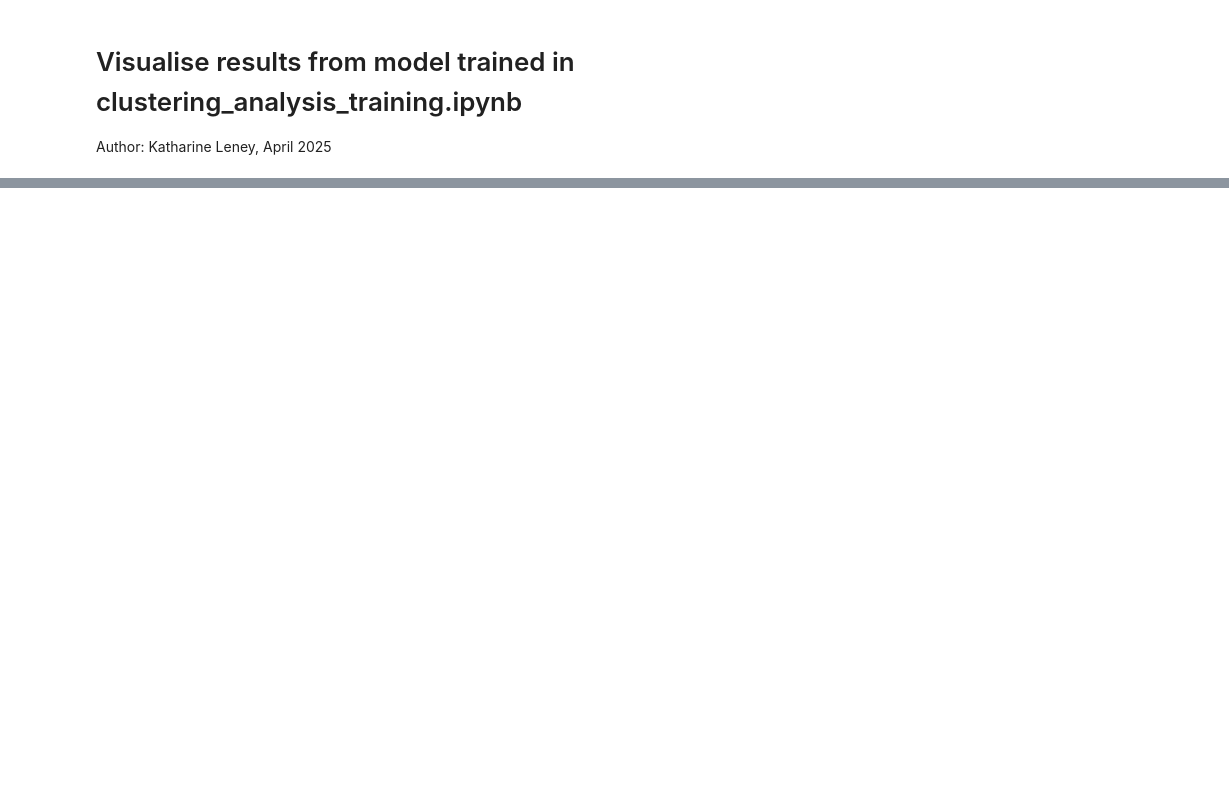
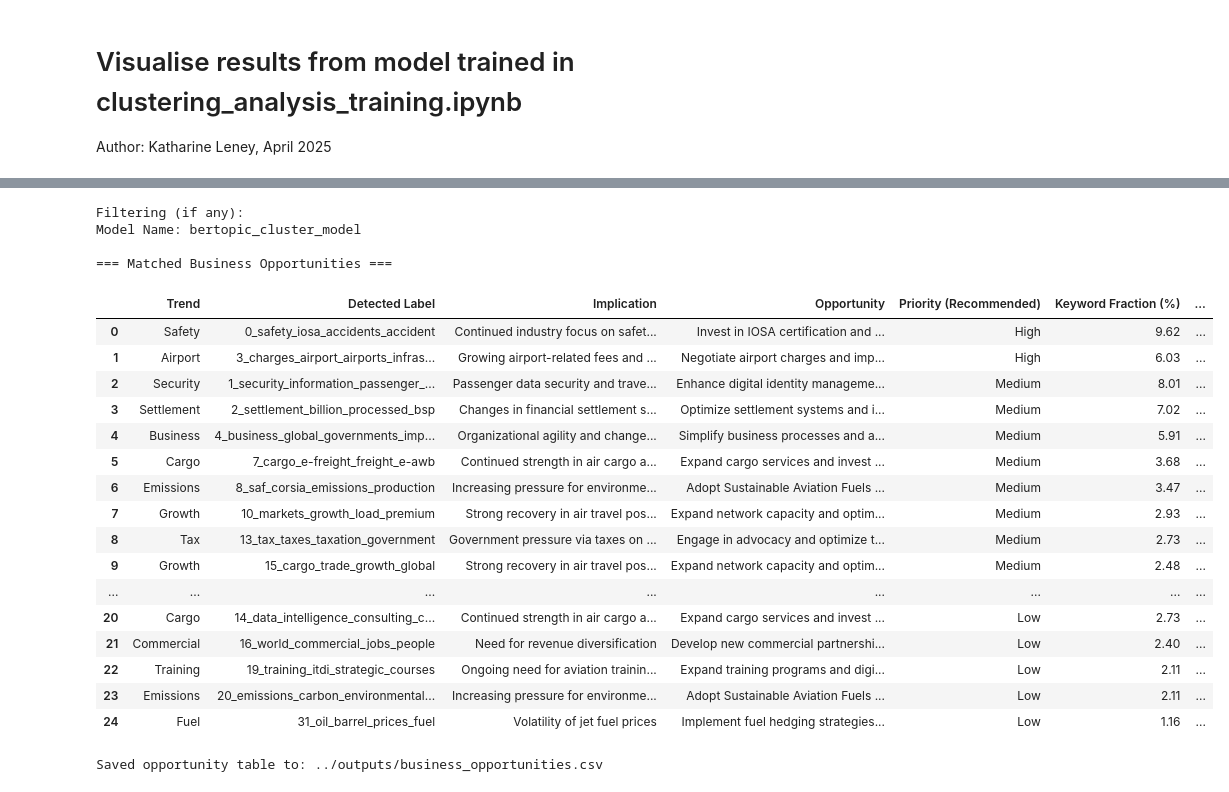
Before and after one commit to kleney/CaseStudy, a Jupyter notebook: notebooks/clustering_analysis_visualisation.ipynb, the cells around one changed output, grey strips where cells are left out. Cells and saved outputs as stored; diff of their text form; code cells hidden in the pictures; blank space fills up the shorter version.

Commit message:
Clean output file names

```diff
--- a/notebooks/clustering_analysis_visualisation.ipynb
+++ b/notebooks/clustering_analysis_visualisation.ipynb
@@ -182,19 +212,42 @@ fig.show()
 # %%
 # ===============================================
 # Generate a table matching trends to business
 # opportunities, and assign a priority ranking
 # based on trend size and growth
 # ===============================================
 
 matched_opportunities_df, unmatched_topics = generate_opportunity_table(topic_model, topics_over_time)
 
 print(f"Filtering (if any): {model_label}")
 print(f"Model Name: {model_name}\n")
 print("=== Matched Business Opportunities ===\n")
 display(matched_opportunities_df)
 
 # Save table as CSV
-output_filename = f"../outputs/business_opportunities_{model_name}.csv"
+output_filename = f"../outputs/business_opportunities.csv"
 matched_opportunities_df.to_csv(output_filename, index=False)
 
 print(f"\nSaved opportunity table to: {output_filename}")
+# %% [output]
+Filtering (if any):
+Model Name: bertopic_cluster_model
+
+=== Matched Business Opportunities ===
+|  | Trend | Detected Label | Implication | Opportunity | Priority (Recommended) | Keyword Fraction (%) | ... |
+| 0 | Safety | 0_safety_iosa_accidents_accident | Continued industry focus on safet... | Invest in IOSA certification and ... | High | 9.62 | ... |
+| 1 | Airport | 3_charges_airport_airports_infras... | Growing airport-related fees and ... | Negotiate airport charges and imp... | High | 6.03 | ... |
+| 2 | Security | 1_security_information_passenger_... | Passenger data security and trave... | Enhance digital identity manageme... | Medium | 8.01 | ... |
+| 3 | Settlement | 2_settlement_billion_processed_bsp | Changes in financial settlement s... | Optimize settlement systems and i... | Medium | 7.02 | ... |
+| 4 | Business | 4_business_global_governments_imp... | Organizational agility and change... | Simplify business processes and a... | Medium | 5.91 | ... |
+| 5 | Cargo | 7_cargo_e-freight_freight_e-awb | Continued strength in air cargo a... | Expand cargo services and invest ... | Medium | 3.68 | ... |
+| 6 | Emissions | 8_saf_corsia_emissions_production | Increasing pressure for environme... | Adopt Sustainable Aviation Fuels ... | Medium | 3.47 | ... |
+| 7 | Growth | 10_markets_growth_load_premium | Strong recovery in air travel pos... | Expand network capacity and optim... | Medium | 2.93 | ... |
+| 8 | Tax | 13_tax_taxes_taxation_government | Government pressure via taxes on ... | Engage in advocacy and optimize t... | Medium | 2.73 | ... |
+| 9 | Growth | 15_cargo_trade_growth_global | Strong recovery in air travel pos... | Expand network capacity and optim... | Medium | 2.48 | ... |
+| ... | ... | ... | ... | ... | ... | ... | ... |
+| 20 | Cargo | 14_data_intelligence_consulting_c... | Continued strength in air cargo a... | Expand cargo services and invest ... | Low | 2.73 | ... |
+| 21 | Commercial | 16_world_commercial_jobs_people | Need for revenue diversification | Develop new commercial partnershi... | Low | 2.40 | ... |
+| 22 | Training | 19_training_itdi_strategic_courses | Ongoing need for aviation trainin... | Expand training programs and digi... | Low | 2.11 | ... |
+| 23 | Emissions | 20_emissions_carbon_environmental... | Increasing pressure for environme... | Adopt Sustainable Aviation Fuels ... | Low | 2.11 | ... |
+| 24 | Fuel | 31_oil_barrel_prices_fuel | Volatility of jet fuel prices | Implement fuel hedging strategies... | Low | 1.16 | ... |
+Saved opportunity table to: ../outputs/business_opportunities.csv
```
Also changed, not shown: parts of 3 cells of this notebook.
